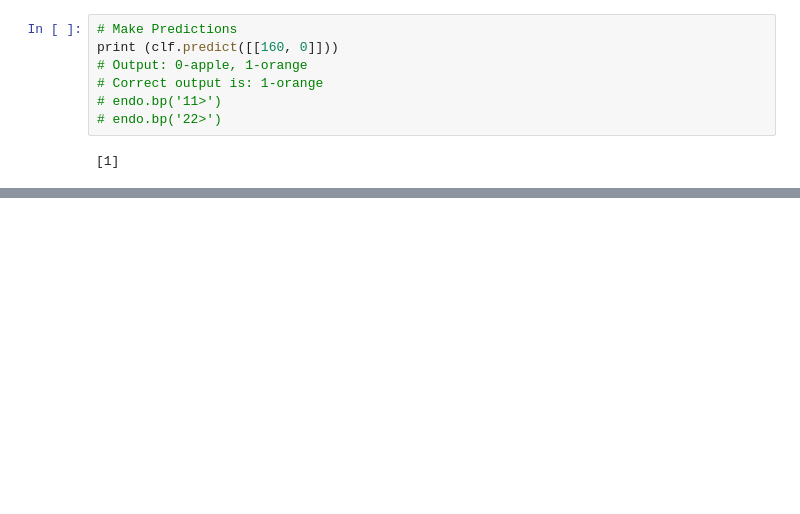
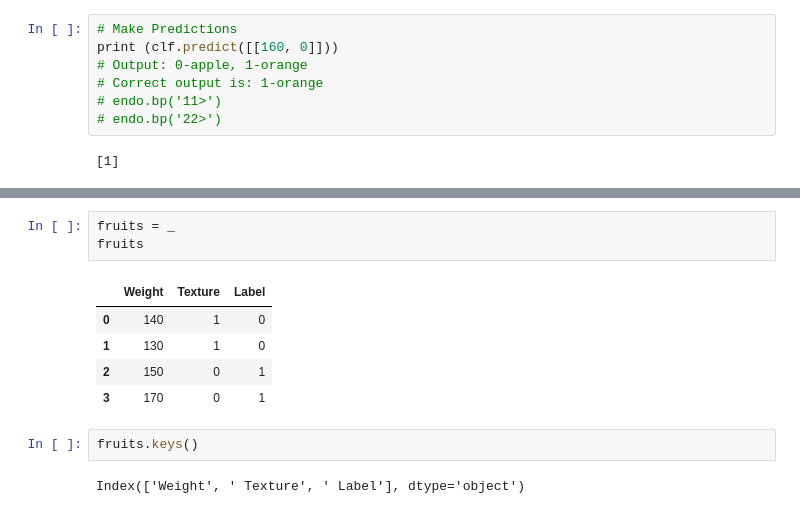
Before and after one commit to hcchengithub/machine-learning-recipes, a Jupyter notebook: src/part_1/Part1.ipynb, the cells around one changed output, grey strips where cells are left out. Drawn from its saved outputs; the diff is of its cells as text; blank space fills up the shorter version.

```diff
--- a/src/part_1/Part1.ipynb
+++ b/src/part_1/Part1.ipynb
@@ -50,0 +115,13 @@ print (clf.predict([[160, 0]]))
+# %%
+fruits = _
+fruits
+# %% [output]
+|  | Weight | Texture | Label |
+| 0 | 140 | 1 | 0 |
+| 1 | 130 | 1 | 0 |
+| 2 | 150 | 0 | 1 |
+| 3 | 170 | 0 | 1 |
+# %%
+fruits.keys()
+# %% [output]
+Index(['Weight', ' Texture', ' Label'], dtype='object')
```
Also changed, not shown: parts of 18 cells of this notebook, 5 other files.
